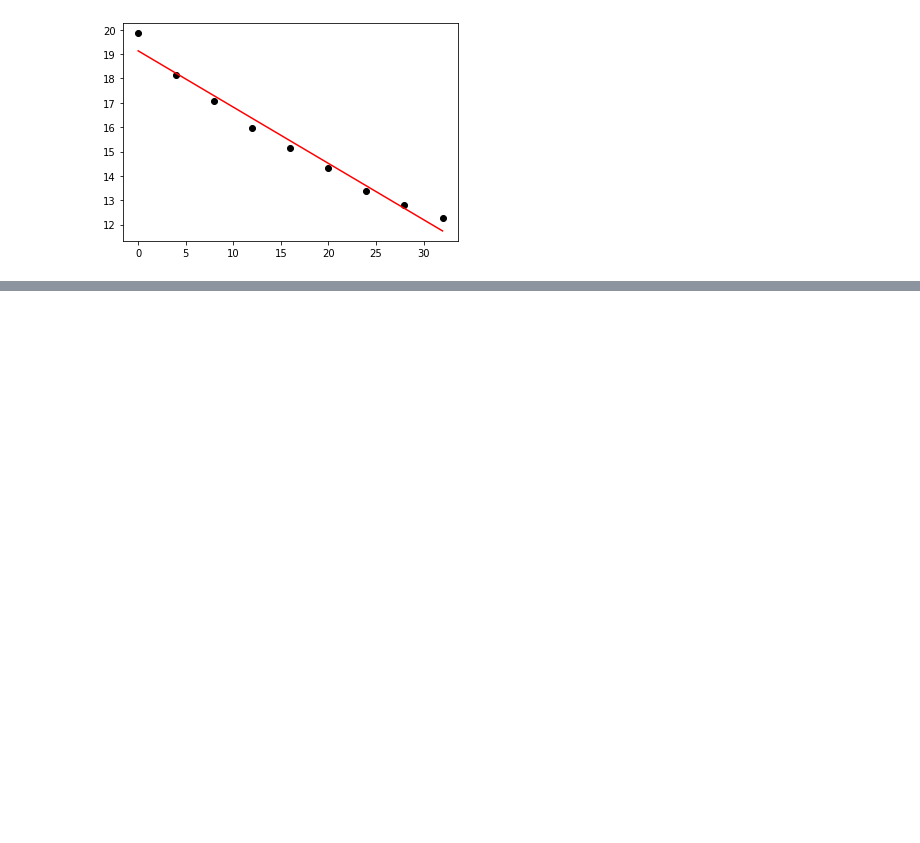
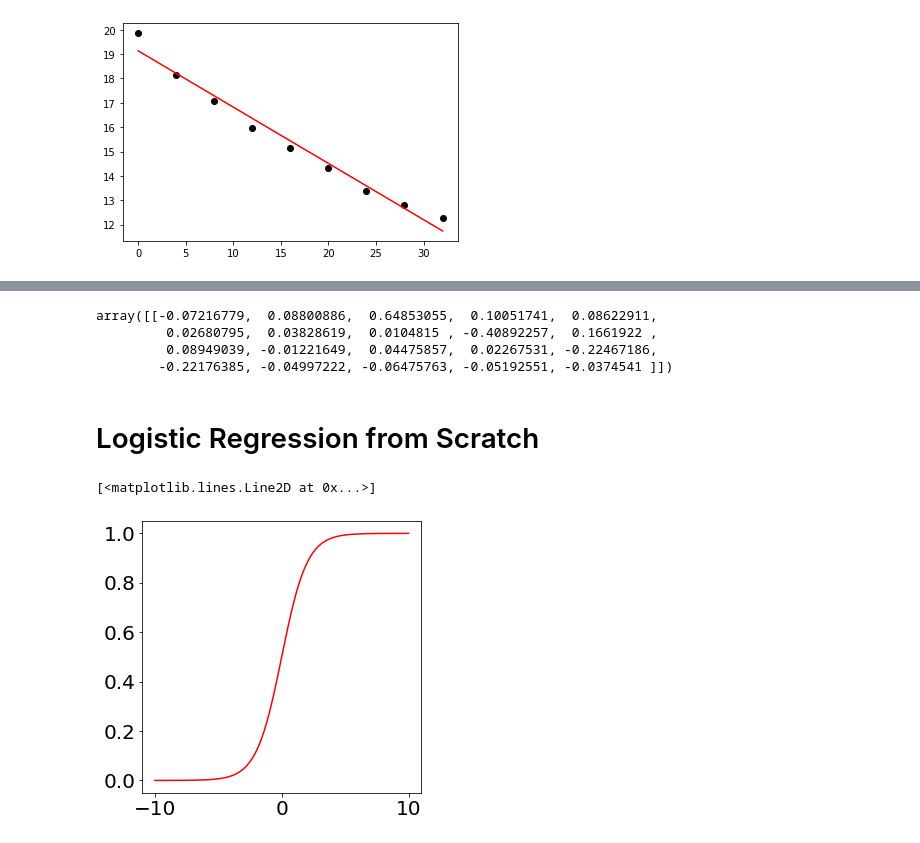
Before and after one commit to nachocodexx/cinvestav-dsc-detercoef, a Jupyter notebook: README.ipynb, the cells around one changed output, grey strips where cells are left out. Cells and saved outputs as stored; diff of their text form; code cells hidden in the pictures; blank space fills up the shorter version.

```diff
--- a/README.ipynb
+++ b/README.ipynb
@@ -336,0 +383,20 @@ do_all(x,y)
+# %%
+clf = LogisticRegression(random_state=0).fit(_X, y)
+clf.coef_
+# %% [output]
+array([[-0.07216779,  0.08800886,  0.64853055,  0.10051741,  0.08622911,
+         0.02680795,  0.03828619,  0.0104815 , -0.40892257,  0.1661922 ,
+         0.08949039, -0.01221649,  0.04475857,  0.02267531, -0.22467186,
+        -0.22176385, -0.04997222, -0.06475763, -0.05192551, -0.0374541 ]])
+# %% [markdown]
+# Logistic Regression from Scratch
+# %%
+def sigmoid(z):
+    return 1/(1+np.exp(-z))
+x = np.linspace(-10,10,1000)
+y = sigmoid(np.linspace(-10,10,1000))
+_,ax=plt.subplots(figsize=(5,5))
+ax.plot(x,y,color="red")
+# %% [output]
+[<matplotlib.lines.Line2D at 0x...>]
+[figure, added]
```
Also changed, not shown: parts of 14 cells of this notebook, 1 other file.
